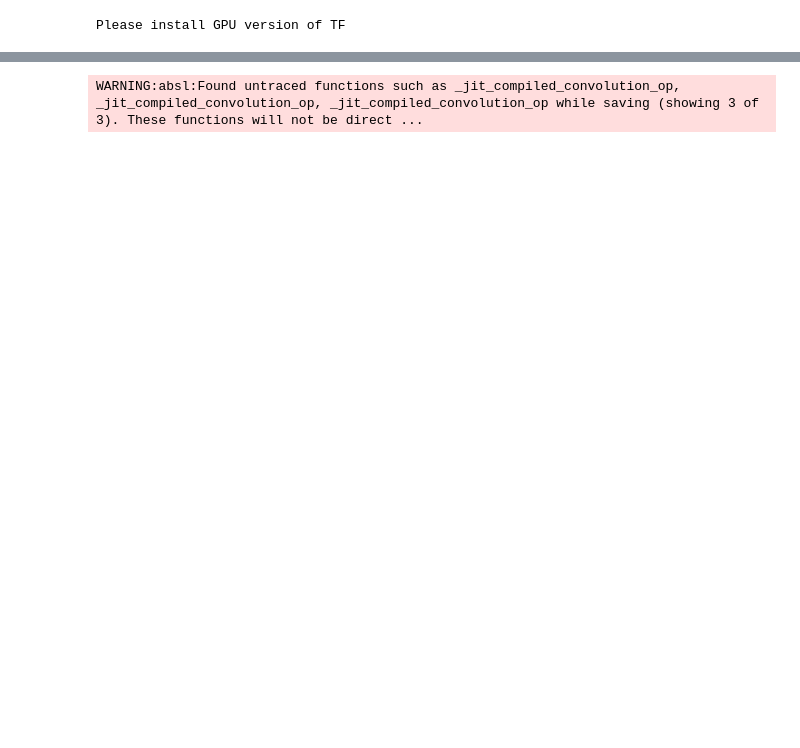
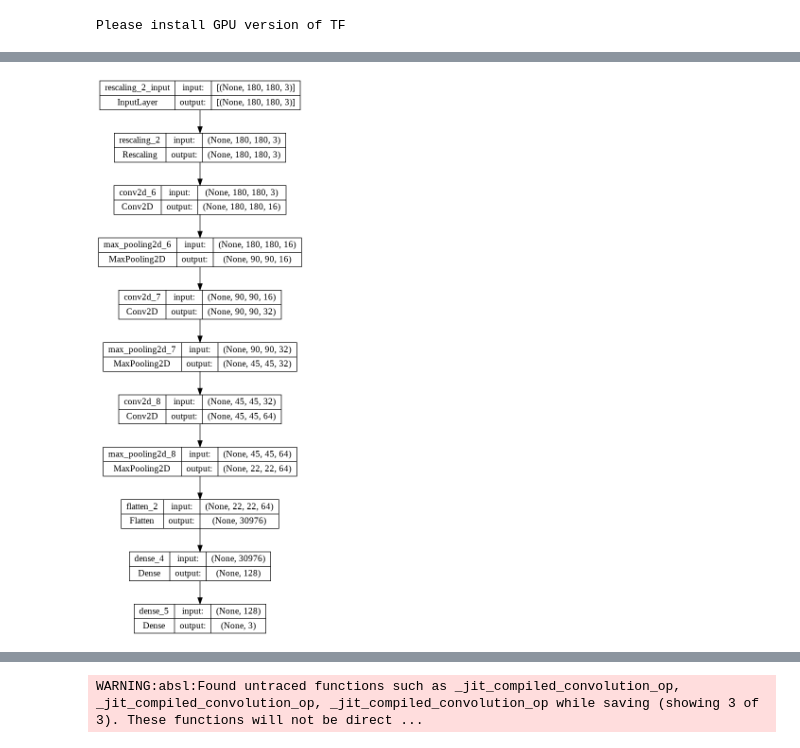
Before and after one commit to CS4243Team/CS4243, a Jupyter notebook: 4243_miniProject_junyuan_baseline.ipynb, the cells around one changed output, grey strips where cells are left out. Saved outputs shown, nothing was run; the diff lists cells and outputs as text; code cells hidden in the pictures; blank space fills up the shorter version.

```diff
--- a/4243_miniProject_junyuan_baseline.ipynb
+++ b/4243_miniProject_junyuan_baseline.ipynb
@@ -165,6 +169,10 @@ Total params: 3,989,027
 Trainable params: 3,989,027
 Non-trainable params: 0
 _________________________________________________________________
+# %%
+keras.utils.plot_model(model, show_shapes=True)
+# %% [output]
+[figure, added]
 # %%
 epochs=10
 history = model.fit(
```
Also changed, not shown: parts of 20 cells of this notebook.
